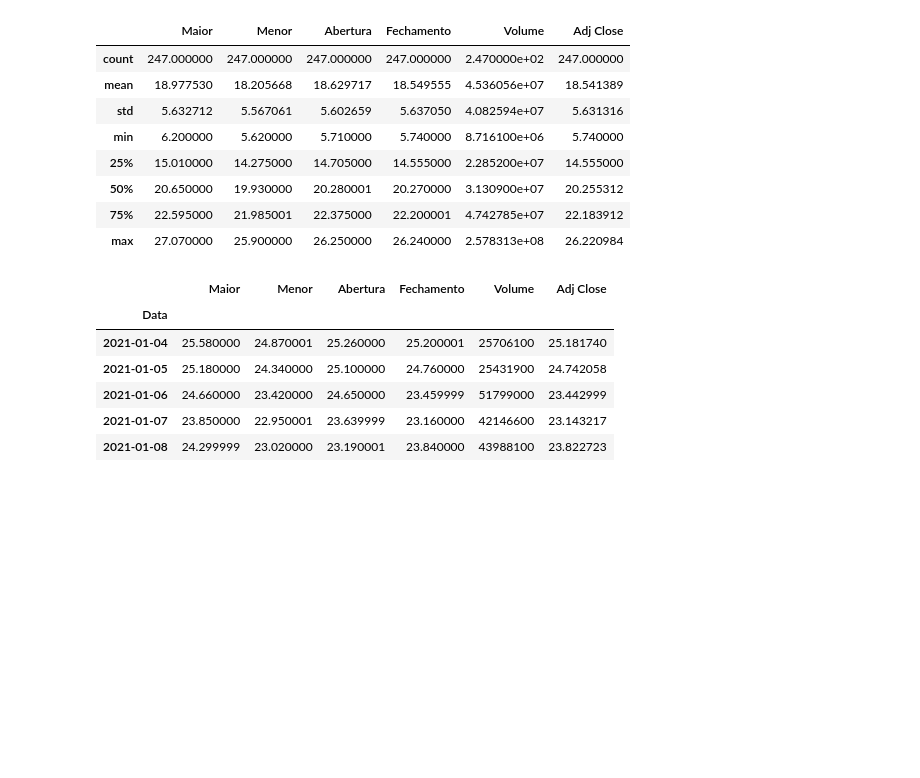
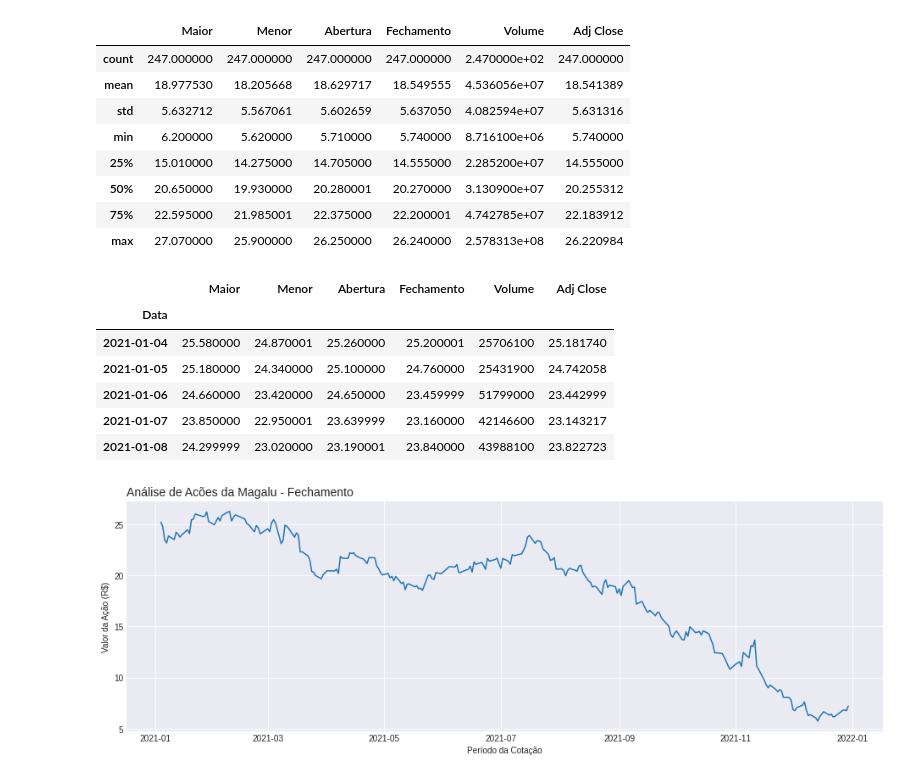
Before and after one commit to JardelSilva-86/Python-para-An-lise-de-Dados, a Jupyter notebook: Projeto_3_Mercado_Financeiro.ipynb, the cells around one changed output. Cells and saved outputs as stored; diff of their text form; code cells hidden in the pictures; blank space fills up the shorter version.

```diff
--- a/Projeto_3_Mercado_Financeiro.ipynb
+++ b/Projeto_3_Mercado_Financeiro.ipynb
@@ -90,3 +90,13 @@ dados.head()
 | 2021-01-06 | 24.660000 | 23.420000 | 24.650000 | 23.459999 | 51799000 | 23.442999 |
 | 2021-01-07 | 23.850000 | 22.950001 | 23.639999 | 23.160000 | 42146600 | 23.143217 |
 | 2021-01-08 | 24.299999 | 23.020000 | 23.190001 | 23.840000 | 43988100 | 23.822723 |
+# %%
+plt.style.use( 'seaborn-darkgrid' )
+plt.figure( figsize=(16,5) )
+plt.title( 'Análise de Acões da Magalu - Fechamento', fontsize=14, loc='left' )
+plt.plot( dados.index, dados['Fechamento'] )
+
+plt.xlabel( 'Período da Cotação' )
+plt.ylabel( 'Valor da Ação (R$)' );
+# %% [output]
+[figure, added]
```
Also changed, not shown: parts of 1 cell of this notebook.
